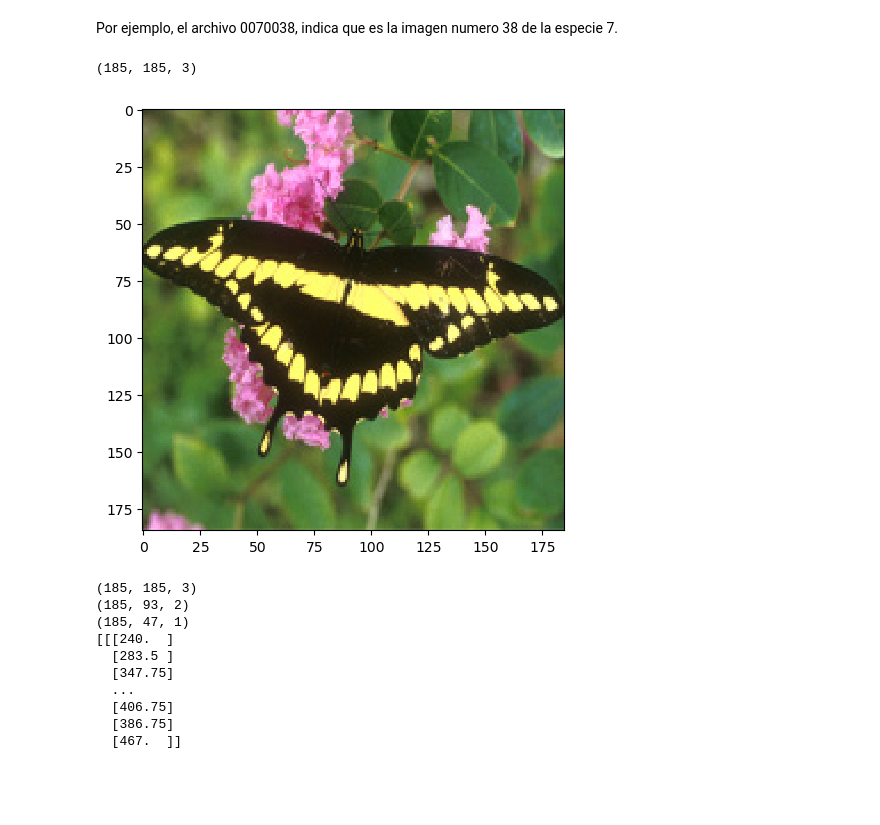
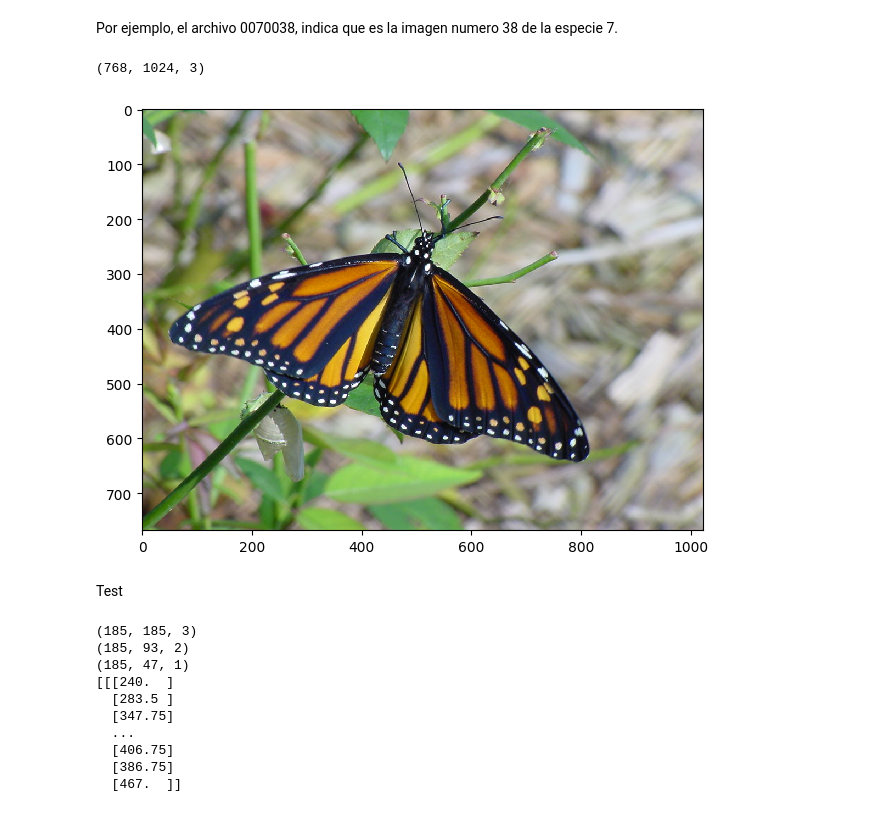
Before and after one commit to OmarUTEC/project1-machine, a Jupyter notebook: main.ipynb, the cells around one changed output. Cells and saved outputs as stored; diff of their text form; code cells hidden in the pictures; blank space fills up the shorter version.

```diff
--- a/main.ipynb
+++ b/main.ipynb
@@ -16,10 +16,12 @@ Por ejemplo, el archivo
 # %%
 
 path = "../DB_P1/dataset/"
-imagen = path + '0070036.png'
+imagen = path + '0010001.png'
 picture = imread(imagen)
 imshow(picture)
 picture.shape
 # %% [output]
-(185, 185, 3)
+(768, 1024, 3)
-[figure, old version]
+[figure, new version]
+# %% [markdown]
+Test
```
Also changed, not shown: parts of 1 cell of this notebook, 10 other files.
